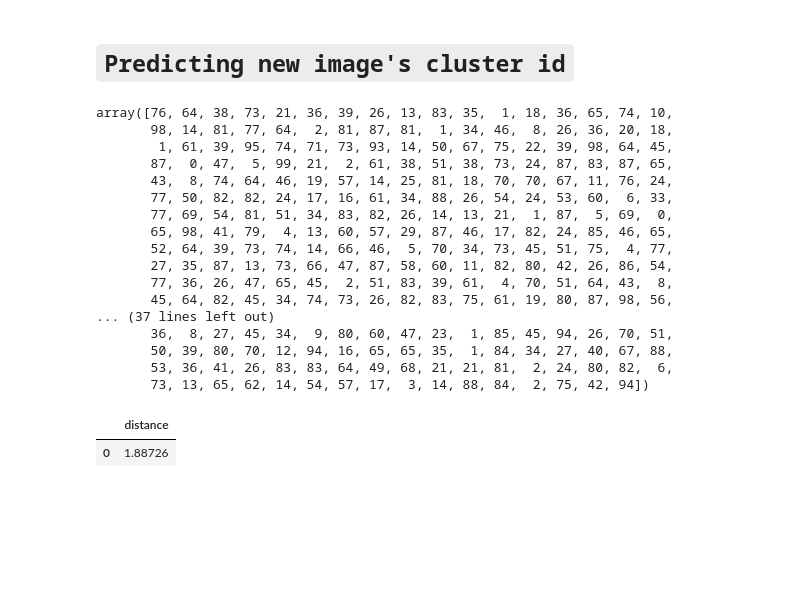
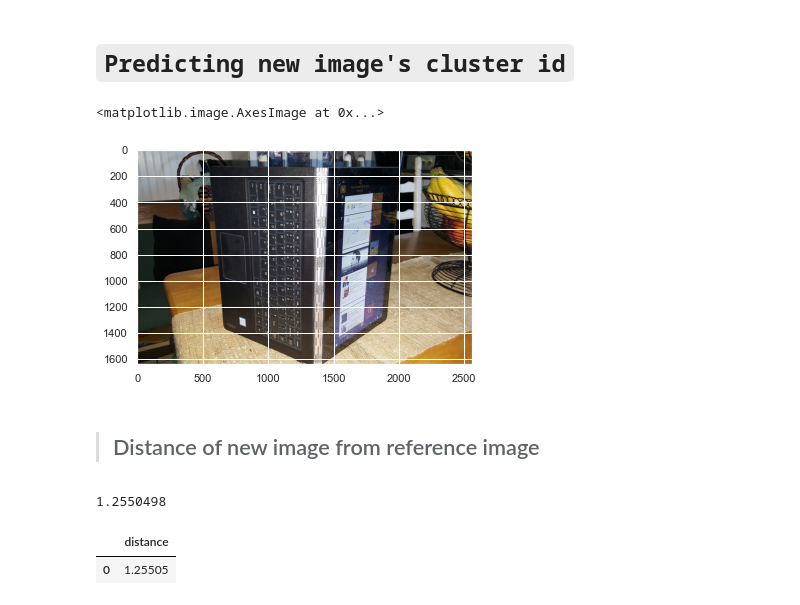
Before and after one commit to FlamPiyush/Cloud_Archi_clustering, a Jupyter notebook: test.ipynb, the cells around one changed output. Cells and saved outputs as stored; diff of their text form; code cells hidden in the pictures; blank space fills up the shorter version.

````diff
--- a/test.ipynb
+++ b/test.ipynb
@@ -203,24 +186,3 @@ y
 | -------------------------------------------------------------------- | -------------------------------------------------------------------- |
 # %% [markdown]
 # ``` Predicting new image's cluster id ```
-# %%
-type(x["distance"][0])
-clusters.predict(x)
-# %% [output]
-array([76, 64, 38, 73, 21, 36, 39, 26, 13, 83, 35,  1, 18, 36, 65, 74, 10,
-       98, 14, 81, 77, 64,  2, 81, 87, 81,  1, 34, 46,  8, 26, 36, 20, 18,
-        1, 61, 39, 95, 74, 71, 73, 93, 14, 50, 67, 75, 22, 39, 98, 64, 45,
-       87,  0, 47,  5, 99, 21,  2, 61, 38, 51, 38, 73, 24, 87, 83, 87, 65,
-       43,  8, 74, 64, 46, 19, 57, 14, 25, 81, 18, 70, 70, 67, 11, 76, 24,
-       77, 50, 82, 82, 24, 17, 16, 61, 34, 88, 26, 54, 24, 53, 60,  6, 33,
-       77, 69, 54, 81, 51, 34, 83, 82, 26, 14, 13, 21,  1, 87,  5, 69,  0,
-       65, 98, 41, 79,  4, 13, 60, 57, 29, 87, 46, 17, 82, 24, 85, 46, 65,
-       52, 64, 39, 73, 74, 14, 66, 46,  5, 70, 34, 73, 45, 51, 75,  4, 77,
-       27, 35, 87, 13, 73, 66, 47, 87, 58, 60, 11, 82, 80, 42, 26, 86, 54,
-       77, 36, 26, 47, 65, 45,  2, 51, 83, 39, 61,  4, 70, 51, 64, 43,  8,
-       45, 64, 82, 45, 34, 74, 73, 26, 82, 83, 75, 61, 19, 80, 87, 98, 56,
-... (37 lines left out)
-       36,  8, 27, 45, 34,  9, 80, 60, 47, 23,  1, 85, 45, 94, 26, 70, 51,
-       50, 39, 80, 70, 12, 94, 16, 65, 65, 35,  1, 84, 34, 27, 40, 67, 88,
-       53, 36, 41, 26, 83, 83, 64, 49, 68, 21, 21, 81,  2, 24, 80, 82,  6,
-       73, 13, 65, 62, 14, 54, 57, 17,  3, 14, 88, 84,  2, 75, 42, 94])
@@ -238,6 +189,12 @@ x.xs(0)["distance"] = float(1.88726)
-# %%
-
-x.head(1)
-# %% [output]
-|  | distance |
-| 0 | 1.88726 |
+# %%
+root = tk.Tk()
+root.withdraw()
+file_path = filedialog.askopenfilename()
+new_image = Image.open(file_path)
+# plt.imshow(img)
+plt.imshow(new_image)
+# %% [output]
+<matplotlib.image.AxesImage at 0x...>
+[figure, added]
+# %% [markdown]
+>## Distance of new image from reference image
@@ -244,3 +205,13 @@ x.head(1)
+# %%
+print(dists[0])
+# %% [output]
+1.2550498
+# %%
+x.xs(0)["distance"] = float(dists_new[0])
+x.head(1)
+# %% [output]
+|  | distance |
+| 0 | 1.25505 |
 # %%
 # a = np.array([double([1.2])])
 a = clusters.predict(x)
````
Also changed, not shown: parts of 14 cells of this notebook, 4 other files.
